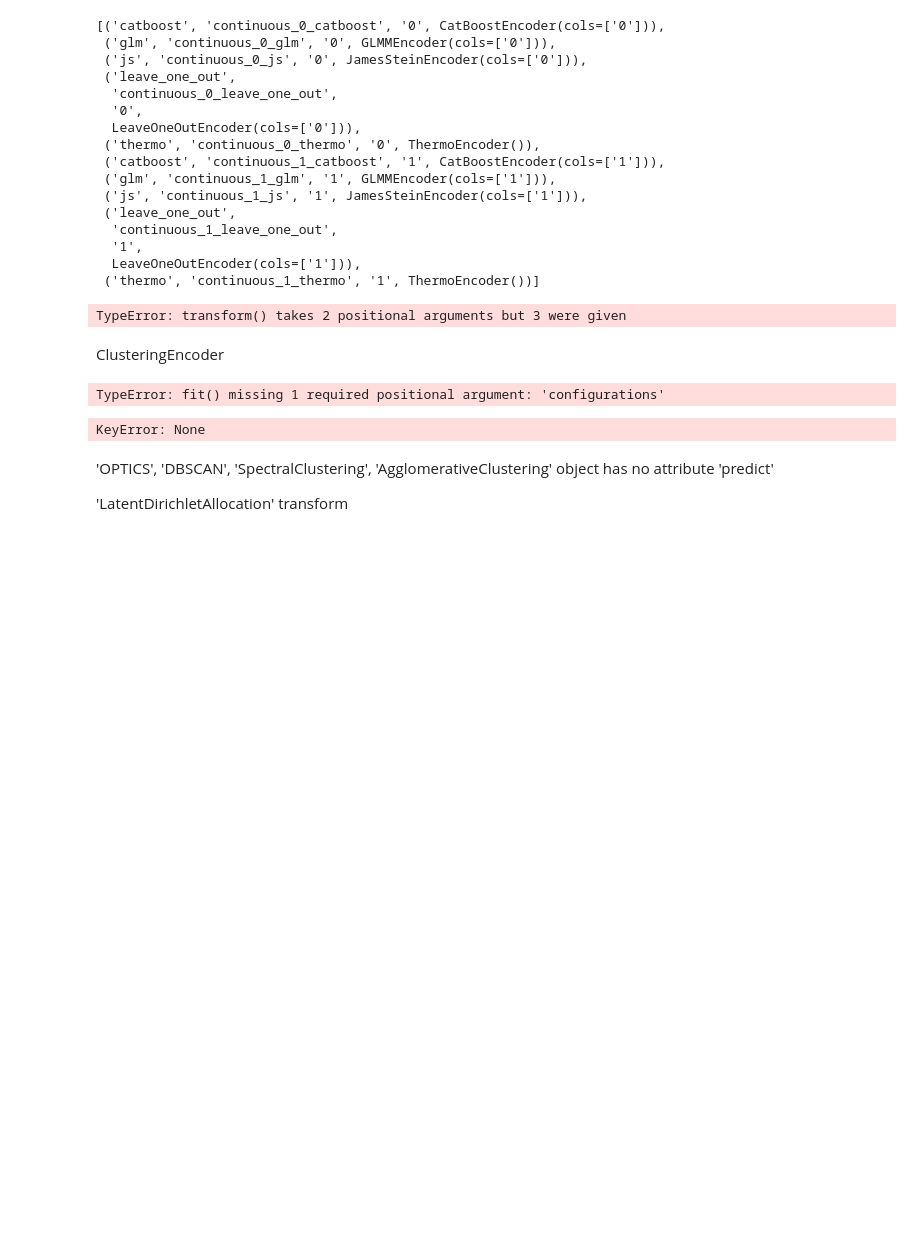
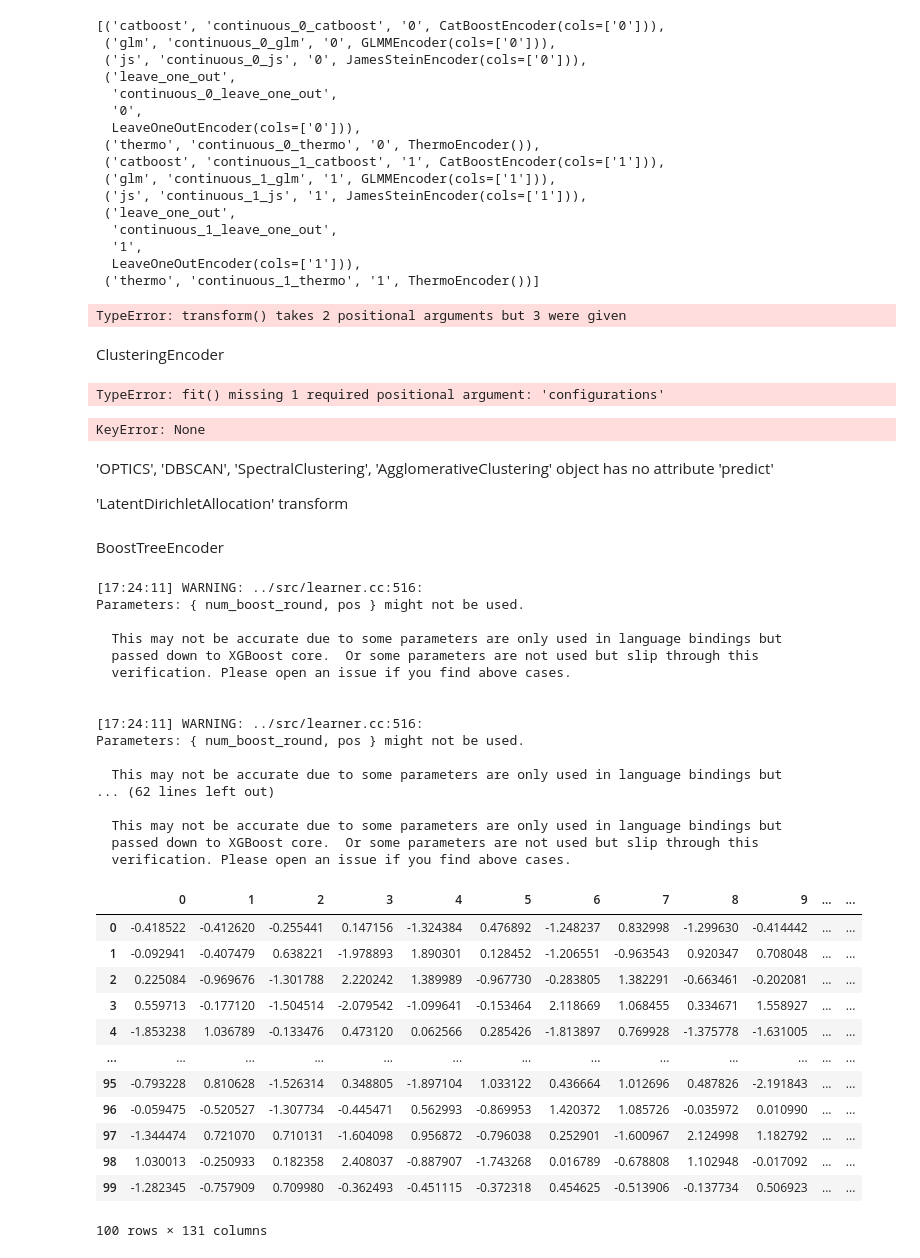
Before and after one commit to rwbfd/OpenCompetitionV2, a Jupyter notebook: examples/tabular/encoder_test.ipynb, the cells around one changed output. Cells and saved outputs as stored; diff of their text form; code cells hidden in the pictures; blank space fills up the shorter version.

Commit message:
finish boostTreeEncoder testing

```diff
--- a/examples/tabular/encoder_test.ipynb
+++ b/examples/tabular/encoder_test.ipynb
@@ -335,3 +334,43 @@ KeyError: None
 'OPTICS', 'DBSCAN', 'SpectralClustering', 'AgglomerativeClustering' object has no attribute 'predict'
 
 'LatentDirichletAllocation' transform
+# %% [markdown]
+BoostTreeEncoder
+# %%
+bte  = BoostTreeEncoder()
+# %%
+bte_config = [("xgboost", {"num_boost_round": 10, "pos": "pos"})]
+bte.fit(df_, "label", targets, bte_config)
+bte_trans_df = bte.transform(df_)
+bte_trans_df
+# %% [output]
+[17:24:11] WARNING: ../src/learner.cc:516:
+Parameters: { num_boost_round, pos } might not be used.
+
+  This may not be accurate due to some parameters are only used in language bindings but
+  passed down to XGBoost core.  Or some parameters are not used but slip through this
+  verification. Please open an issue if you find above cases.
+
+
+[17:24:11] WARNING: ../src/learner.cc:516:
+Parameters: { num_boost_round, pos } might not be used.
+
+  This may not be accurate due to some parameters are only used in language bindings but
+... (62 lines left out)
+
+  This may not be accurate due to some parameters are only used in language bindings but
+  passed down to XGBoost core.  Or some parameters are not used but slip through this
+  verification. Please open an issue if you find above cases.
+|  | 0 | 1 | 2 | 3 | 4 | 5 | 6 | 7 | 8 | 9 | ... | ... |
+| 0 | -0.418522 | -0.412620 | -0.255441 | 0.147156 | -1.324384 | 0.476892 | -1.248237 | 0.832998 | -1.299630 | -0.414442 | ... | ... |
+| 1 | -0.092941 | -0.407479 | 0.638221 | -1.978893 | 1.890301 | 0.128452 | -1.206551 | -0.963543 | 0.920347 | 0.708048 | ... | ... |
+| 2 | 0.225084 | -0.969676 | -1.301788 | 2.220242 | 1.389989 | -0.967730 | -0.283805 | 1.382291 | -0.663461 | -0.202081 | ... | ... |
+| 3 | 0.559713 | -0.177120 | -1.504514 | -2.079542 | -1.099641 | -0.153464 | 2.118669 | 1.068455 | 0.334671 | 1.558927 | ... | ... |
+| 4 | -1.853238 | 1.036789 | -0.133476 | 0.473120 | 0.062566 | 0.285426 | -1.813897 | 0.769928 | -1.375778 | -1.631005 | ... | ... |
+| ... | ... | ... | ... | ... | ... | ... | ... | ... | ... | ... | ... | ... |
+| 95 | -0.793228 | 0.810628 | -1.526314 | 0.348805 | -1.897104 | 1.033122 | 0.436664 | 1.012696 | 0.487826 | -2.191843 | ... | ... |
+| 96 | -0.059475 | -0.520527 | -1.307734 | -0.445471 | 0.562993 | -0.869953 | 1.420372 | 1.085726 | -0.035972 | 0.010990 | ... | ... |
+| 97 | -1.344474 | 0.721070 | 0.710131 | -1.604098 | 0.956872 | -0.796038 | 0.252901 | -1.600967 | 2.124998 | 1.182792 | ... | ... |
+| 98 | 1.030013 | -0.250933 | 0.182358 | 2.408037 | -0.887907 | -1.743268 | 0.016789 | -0.678808 | 1.102948 | -0.017092 | ... | ... |
+| 99 | -1.282345 | -0.757909 | 0.709980 | -0.362493 | -0.451115 | -0.372318 | 0.454625 | -0.513906 | -0.137734 | 0.506923 | ... | ... |
+100 rows × 131 columns
```
Also changed, not shown: parts of 2 cells of this notebook, 2 other files.
